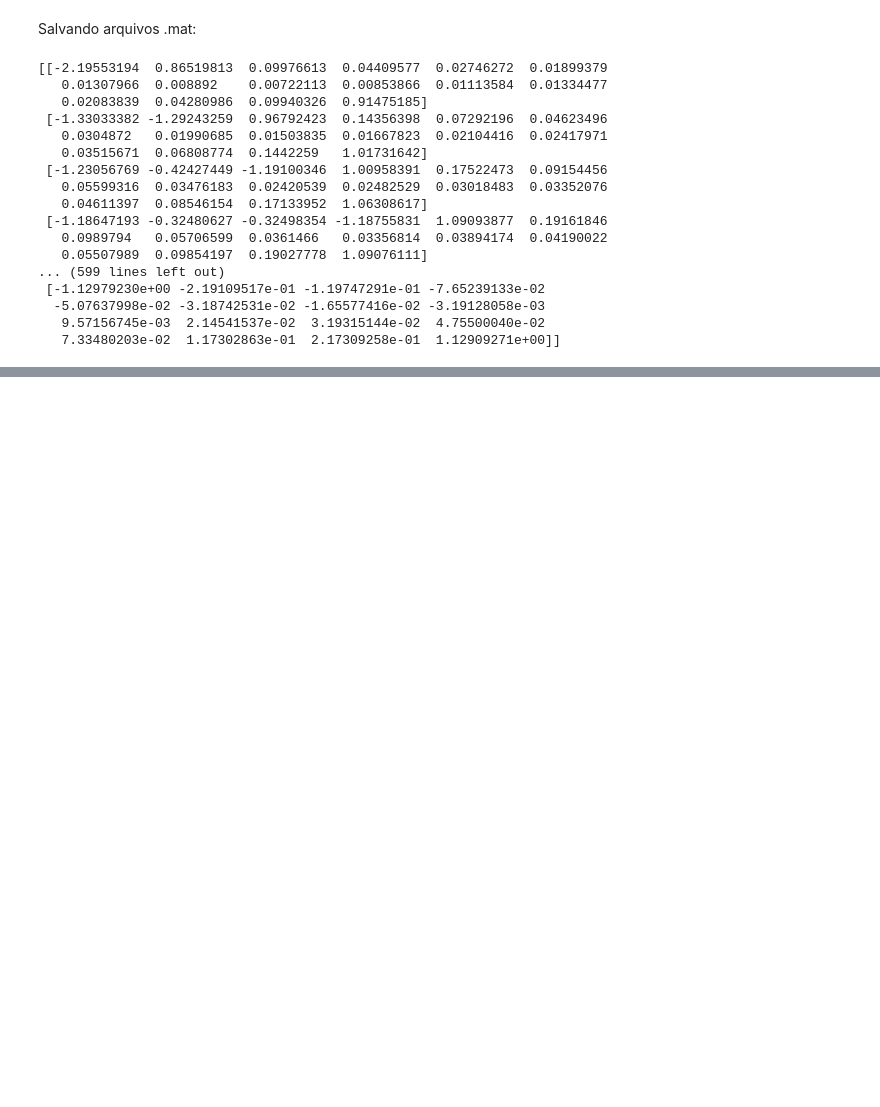
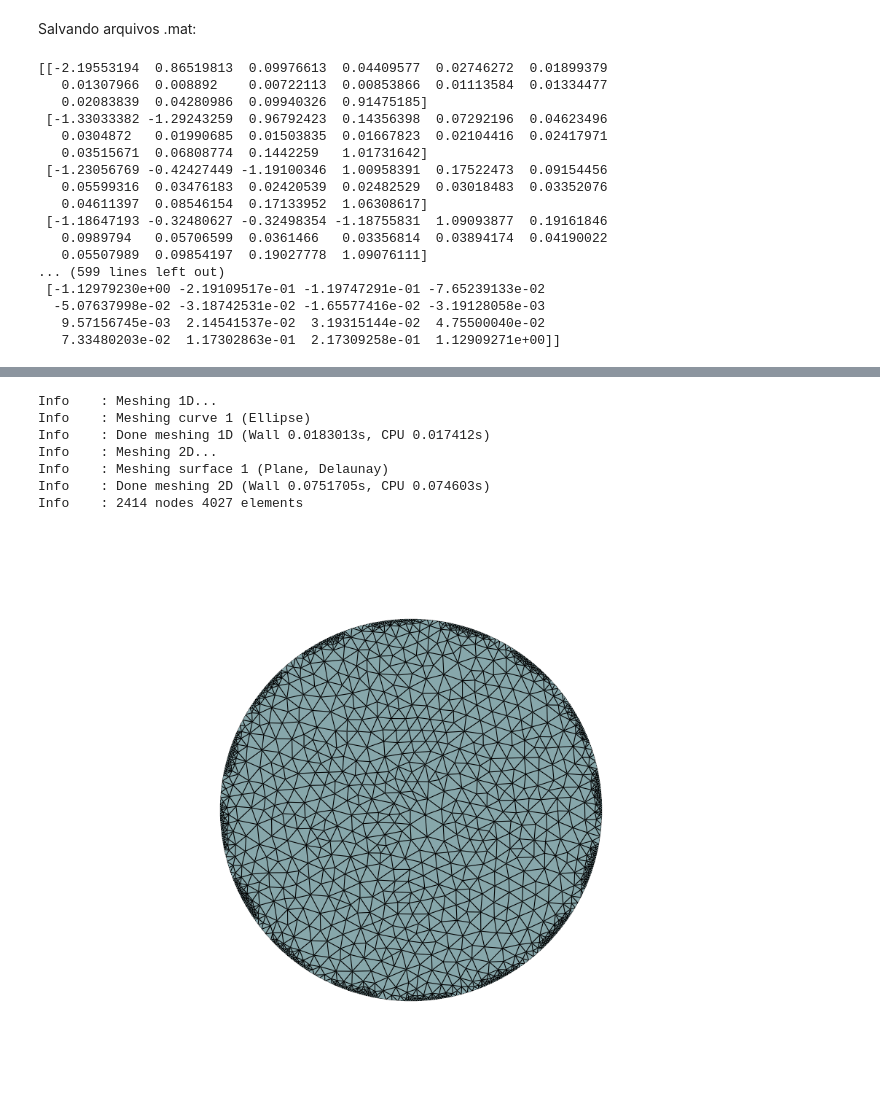
Before and after one commit to felipekriffel/EITCNN, a Jupyter notebook: notebooks/DBAR_conversion_test.ipynb, the cells around one changed output, grey strips where cells are left out. Cells and saved outputs as stored; diff of their text form; code cells hidden in the pictures; blank space fills up the shorter version.

```diff
--- a/notebooks/DBAR_conversion_test.ipynb
+++ b/notebooks/DBAR_conversion_test.ipynb
@@ -316,0 +407,80 @@ for file in grd_dir:
+# %%
+"Forward problem in background"
+# Settings
+
+#Loading data (somente para definir a corrente de maneira correta)
+mat = sp.io.loadmat(DATAPATH+"datamat_1_2")
+CP = mat.get("CurrentPattern").T
+
+#Current
+I_all=CP[:16]/np.sqrt(2)
+# I_all=mat1["MeasPat"]
+l, L=np.shape(I_all) #Number of experiments = 15, Number of Electrodes = 16
+# print(I_all)# MESH (For real data)
+
+"Basic Definitions"
+radius=1               #Circle radius
+per_cober=0.454728409  #Percentage of area covered by electrodes
+rotate=0               #Electrodes Rotation
+z=np.ones(L)*0.07858
+
+'Return object with angular position of each electrode'
+ele_pos = eitx.Electrodes(L, per_cober, rotate)
+refine_n = 8     #Refinement mesh
+n_in = 8         #Vertex on elec.
+n_out = 2        #Vertex on gaps (Sometimes it is important.)
+
+'Mesh'
+# mesh_inverse=MyMesh(radius, refine_n, n_in, n_out, ele_pos)
+mesh_object = eitx.MeshClass(ele_pos,0.4,0.4)
+mesh = mesh_object.mesh
+
+
+## Direct problem
+dir_problem = eitx.DirectProblem(mesh_object,z)
+V0 = dir_problem.V0   # Discontinuous Garlekin space function
+V = dir_problem.V     # Continuous Garlekin space function
+
+# 'Plot'
+eitx.plot_mesh(mesh)
+
+#"Define gamma as constant = Background"
+iv, bg= 10, 1.1
+gamma0 = dolfinx.fem.Function(V0)
+gamma0.x.array[:] = bg
+
+# "Plot"
+eitx.plot_indicator_function(gamma0)
+
+#Solving Forward Problem
+list_u, list_U0_m = dir_problem.solve_problem_current(I_all, gamma0)
+list_U0 = np.array(list_U0_m).flatten()
+
+'Plot'
+#np.set_printoptions(linewidth=750, precision=3, suppress=False, threshold=1000, formatter=None)
+#print(np.matrix(np.round(list_U0_m, 3)))
+'Retangular Mesh'
+
+N = 128                               # grid with N*N points (works well with 0 < N < 400)
+h = 2*radius/(N-1)                    # step size
+x = [radius - i*h for i in range(N)]  # x grid points
+y = [-radius + i*h for i in range(N)] # y grid points
+
+# MESH x and y
+mesh_x = np.zeros((N,N))              # x-Data (input of CNN)
+mesh_y = np.zeros((N,N))              # y-Data (input of CNN)
+for i in range(N):
+  for j in range(N):
+    mesh_x[i][j] = x[i]
+    mesh_y[i][j] = y[j]
+
+T1 = []                               # To save data
+# %% [output]
+Info    : Meshing 1D...
+Info    : Meshing curve 1 (Ellipse)
+Info    : Done meshing 1D (Wall 0.0183013s, CPU 0.017412s)
+Info    : Meshing 2D...
+Info    : Meshing surface 1 (Plane, Delaunay)
+Info    : Done meshing 2D (Wall 0.0751705s, CPU 0.074603s)
+Info    : 2414 nodes 4027 elements
+[figure, added]
```
Also changed, not shown: parts of 54 cells of this notebook, 1 other file.
